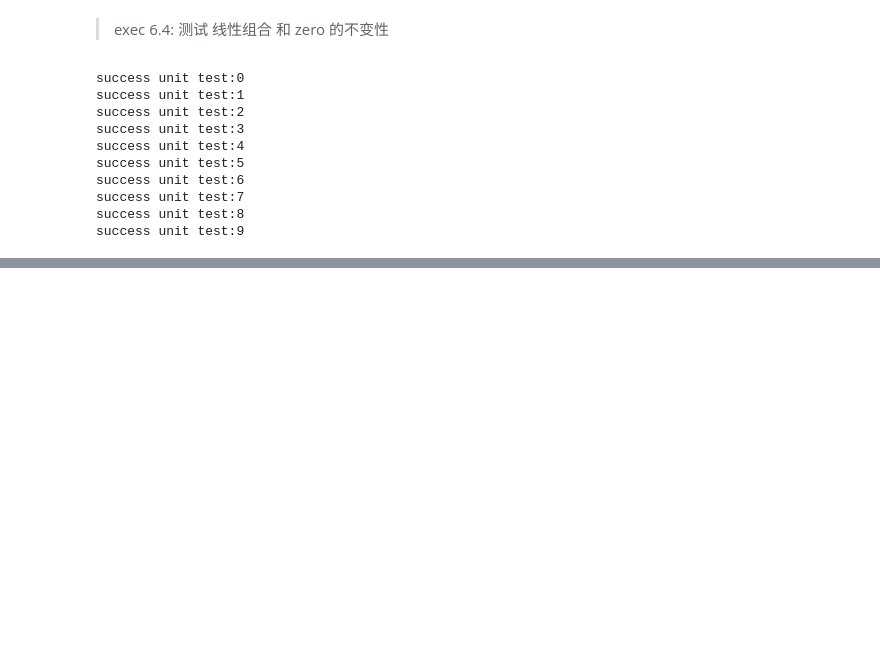
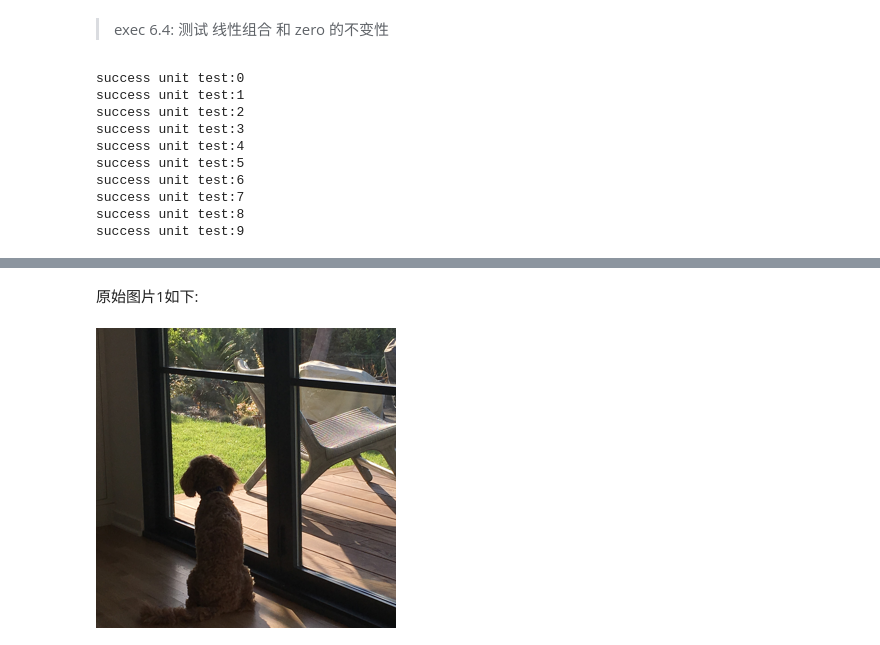
Before and after one commit to carl10086/dm-learning, a Jupyter notebook: dm-algebra/chapters/c6.ipynb, the cells around one changed output, grey strips where cells are left out. Cells and saved outputs as stored; diff of their text form; code cells hidden in the pictures; blank space fills up the shorter version.

```diff
--- a/dm-algebra/chapters/c6.ipynb
+++ b/dm-algebra/chapters/c6.ipynb
@@ -237,0 +517,6 @@ success unit test:9
+# %% [markdown]
+原始图片1如下:
+# %%
+ImageVector(path="inside.JPG")
+# %% [output]
+[figure, added]
```
Also changed, not shown: parts of 24 cells of this notebook, 9 other files.
